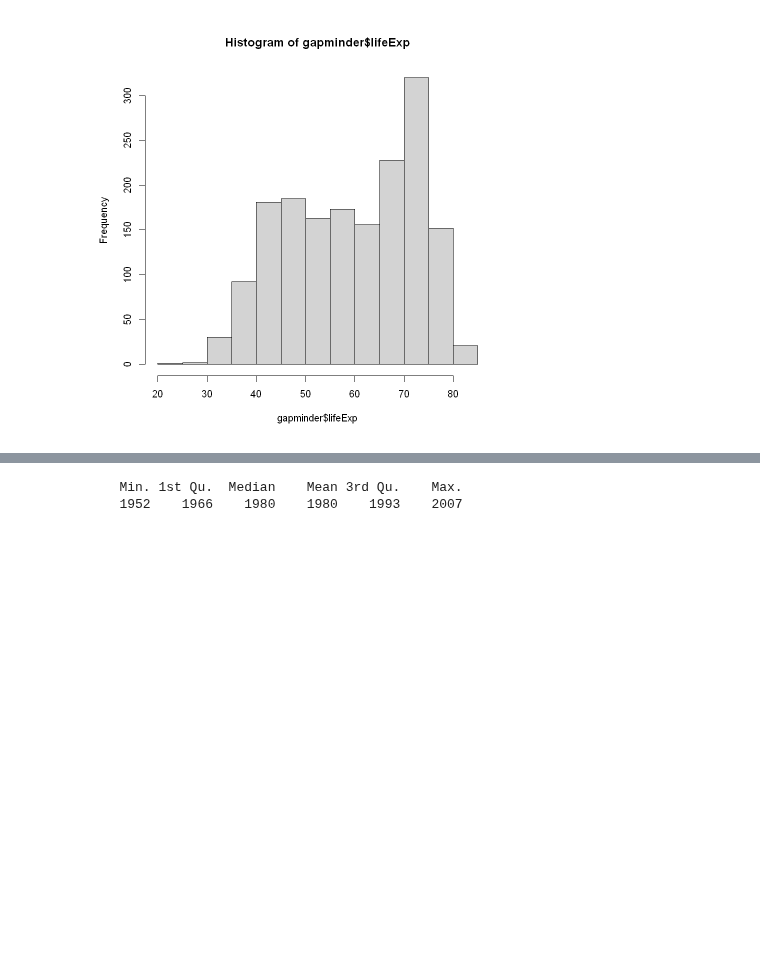
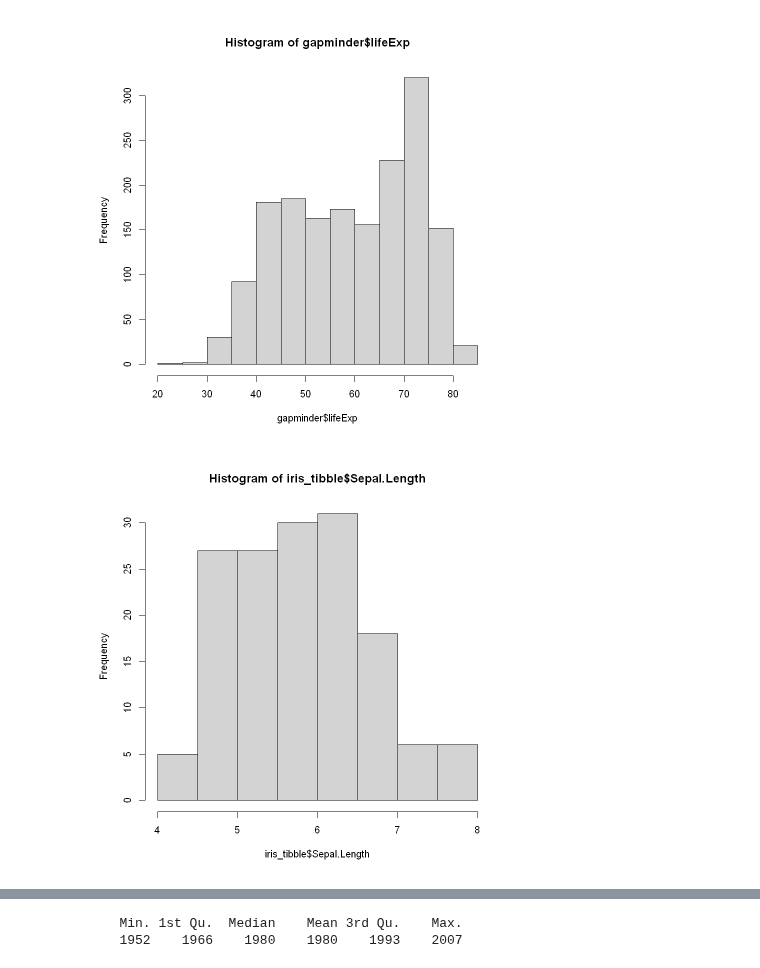
Before and after one commit to qslia/R_Practice, a Jupyter notebook: stat545/1.ipynb, the cells around one changed output, grey strips where cells are left out. Saved outputs shown, nothing was run; the diff lists cells and outputs as text; code cells hidden in the pictures; blank space fills up the shorter version.

```diff
--- a/stat545/1.ipynb
+++ b/stat545/1.ipynb
@@ -340,3 +340,7 @@ summary(gapminder$lifeExp)
 hist(gapminder$lifeExp)
 # %% [output]
 [figure]
+# %%
+hist(iris_tibble$Sepal.Length)
+# %% [output]
+[figure, added]
```
Also changed, not shown: parts of 12 cells of this notebook.
